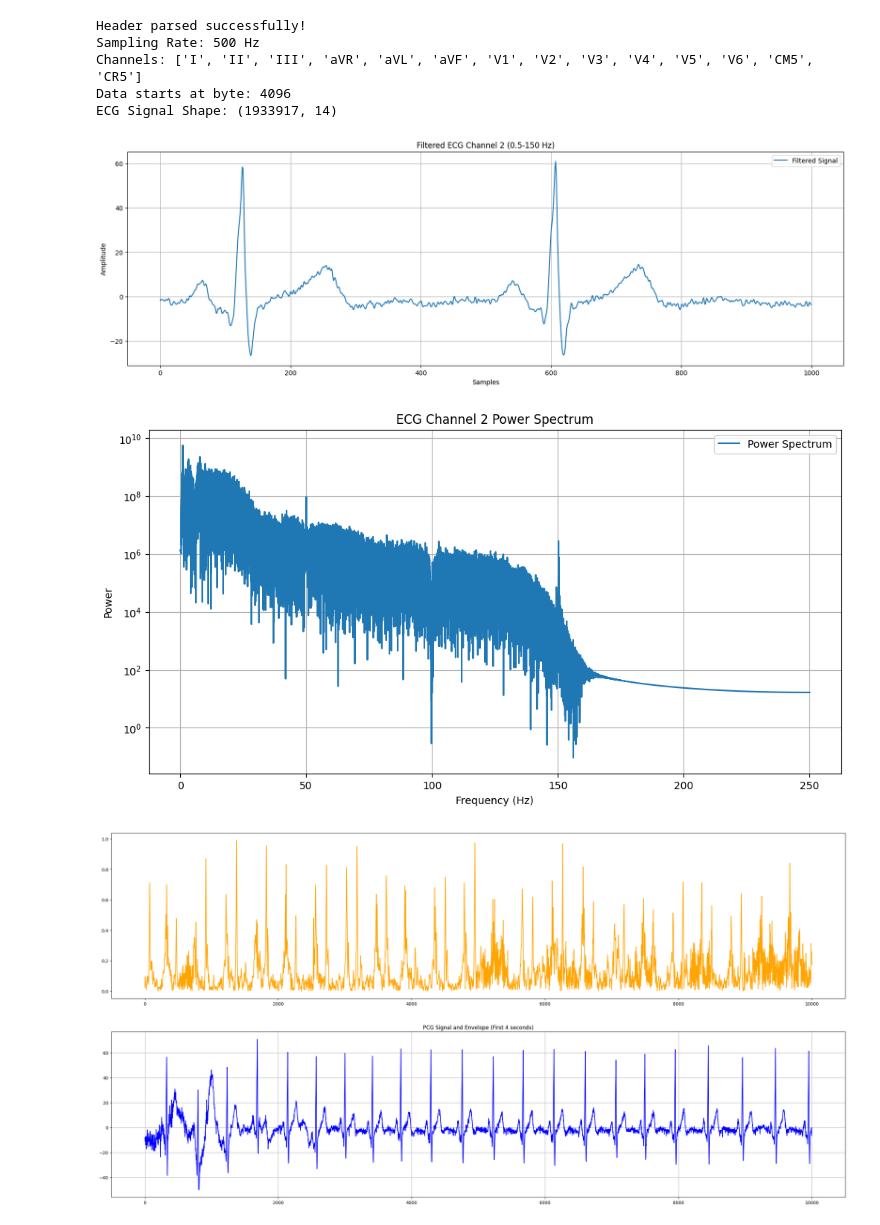
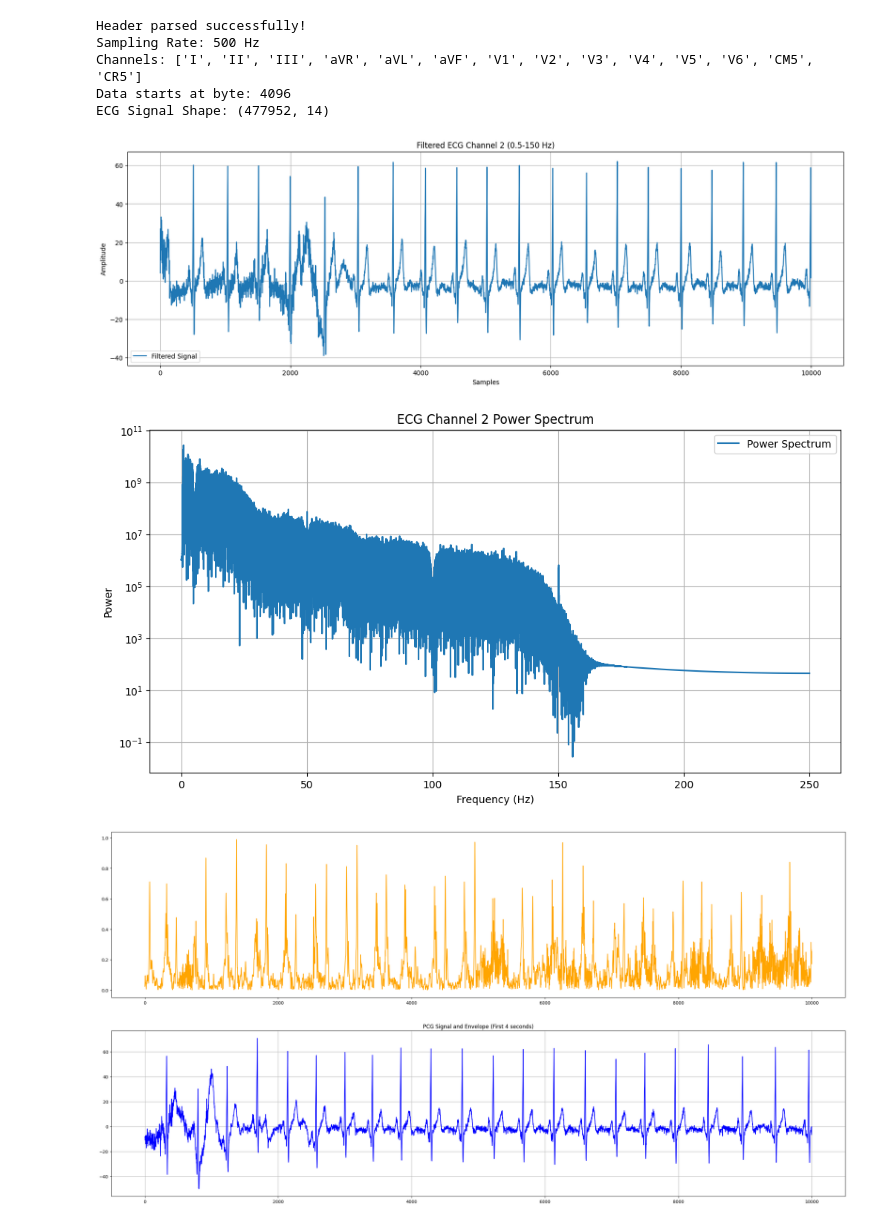
Before and after one commit to djorgeext/pcg-ecg-analysis, a Jupyter notebook: procesamiento_ecg_500Hz.ipynb, the cells around one changed output. Cells and saved outputs as stored; diff of their text form; code cells hidden in the pictures.

```diff
--- a/procesamiento_ecg_500Hz.ipynb
+++ b/procesamiento_ecg_500Hz.ipynb
@@ -8,6 +6,6 @@ from numba import njit
 from scipy.signal import butter, filtfilt, firls, iircomb, resample_poly, decimate, envelope
 # %%
-path = 'mediciones_simultaneas/DAVID281125-JORGE-20051201005234/bmecg'
+path = 'mediciones_simultaneas/DAVID171225_2-JORGE-20051201021025/bmecg'
 
 with open(path, 'rb') as f:
     raw_data = f.read()
@@ -41,14 +39,14 @@ signal_data = np.frombuffer(raw_data, dtype=np.int16, offset=data_start)
 num_samples = len(signal_data) // num_channels
 signal_data = signal_data[:num_samples * num_channels]
 ecg_signal = signal_data.reshape(num_samples, num_channels)
-
 print(f"ECG Signal Shape: {ecg_signal.shape}")
+ecg_signal = ecg_signal[:, :12]  # Keep only first 12 channels if more are present
 # %% [output]
 Header parsed successfully!
 Sampling Rate: 500 Hz
 Channels: ['I', 'II', 'III', 'aVR', 'aVL', 'aVF', 'V1', 'V2', 'V3', 'V4', 'V5', 'V6', 'CM5', 'CR5']
 Data starts at byte: 4096
-ECG Signal Shape: (1933917, 14)
+ECG Signal Shape: (477952, 14)
 # %%
 # bandpass filter between 0.5 Hz and 150 Hz for ECG signal channel 2
 lowcut = 0.5
@@ -63,26 +61,24 @@ b3, a3 = butter(order+2, [lowcut, highcut], btype='bandpass', fs=fs)
 w0 = 50.0  # Frequency to be removed from signal (Hz)
 quality_factor = 30.0  # Quality factor
 b_notch, a_notch = iircomb(w0, quality_factor, ftype='notch', fs=fs)
-ecg_signal = np.array(ecg_signal[:150000])
+ecg_signal = np.array(ecg_signal)
 ecg_signal = ecg_signal.astype(np.float32)
 for i in range(ecg_signal.shape[1]):
     ecg_signal[:, i] = filtfilt(b, a, ecg_signal[:, i])
     ecg_signal[:, i] = filtfilt(b_notch, a_notch, ecg_signal[:, i])
     ecg_signal[:, i] = filtfilt(b2, a2, ecg_signal[:, i])
     ecg_signal[:, i] = filtfilt(b3, a3, ecg_signal[:, i])
-
-ecg_signal = ecg_signal[:, :12]
 # %%
 plt.figure(figsize=(20, 6))
-plt.plot(ecg_signal[120000:121000, 1], label='Filtered Signal')
+plt.plot(ecg_signal[:10000, 1], label='Filtered Signal')
 plt.title('Filtered ECG Channel 2 (0.5-150 Hz)')
 plt.grid(True)
 plt.xlabel('Samples')
 plt.ylabel('Amplitude')
 plt.legend()
 plt.show()
 # %% [output]
-[figure, old version]
+[figure, new version]
 # %%
 filtered_ecg_fft = np.fft.fft(ecg_signal[:, 1])  # FFT of the filtered second channel
 freqs = np.linspace(0, header['ecg']['samplingRate']/2, len(filtered_ecg_fft)//2 + 1)
@@ -98,7 +94,7 @@ plt.ylabel('Power')
 plt.legend()
 plt.show()
 # %% [output]
-[figure, old version]
+[figure, new version]
 # %%
 from scipy.io.wavfile import read as wavread
 
```
Also changed, not shown: parts of 1 cell of this notebook, 1 other file.
